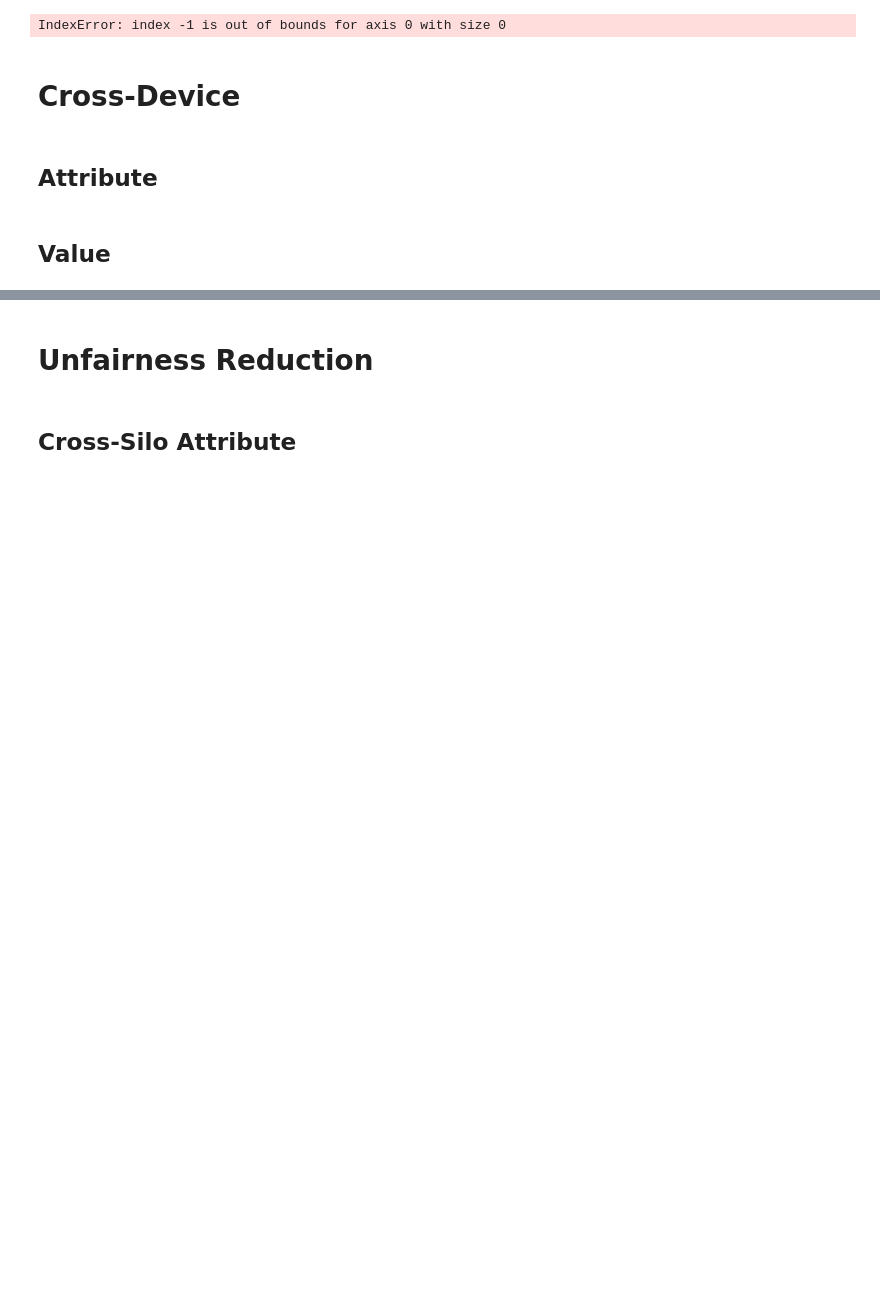
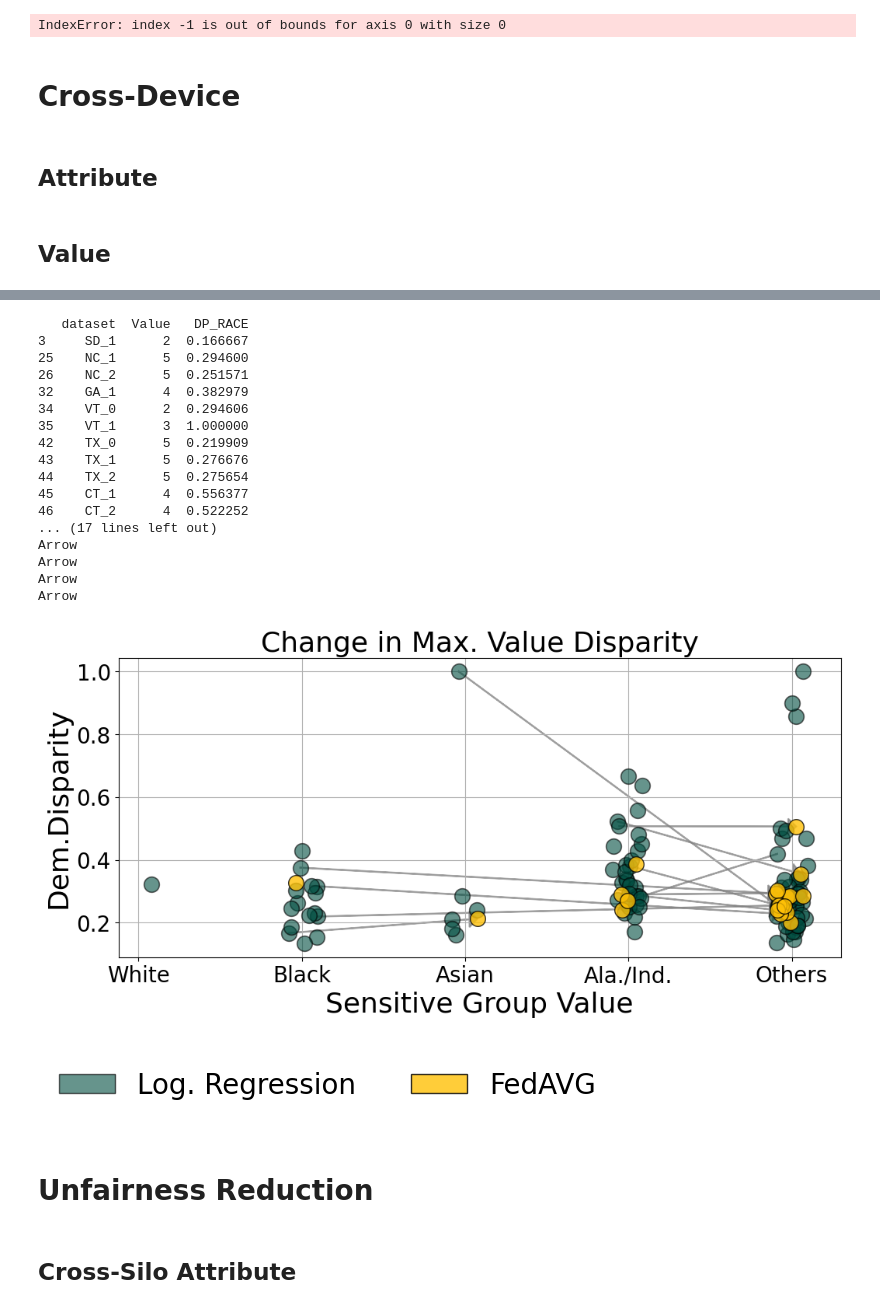
Before and after one commit to xheilmann/FeDa4Fair, a Jupyter notebook: evaluations/plots/plots.ipynb, the cells around one changed output, grey strips where cells are left out. Saved outputs shown, nothing was run; the diff lists cells and outputs as text; code cells hidden in the pictures; blank space fills up the shorter version.

```diff
--- a/evaluations/plots/plots.ipynb
+++ b/evaluations/plots/plots.ipynb
@@ -1934,25 +1979,46 @@ fig.savefig("./images/arrow_device_value_xgboost.pdf", bbox_inches="tight", dpi=
 # %%
 filtered = df_race_unfairness_logistic[df_race_unfairness_logistic["dataset"].isin(states)]
 print(filtered)
 values_1 = {row["dataset"]: row["Value"] for index, row in filtered.iterrows()}
 values_2 = {row["dataset"]: row["Value"] for index, row in results_df.iterrows()}
 counter = 0
 for key in values_1:
     if key in values_2 and values_1[key] != values_2[key]:
         counter += 1
 print(counter)
 df_race_unfairness_logistic["Value"] = [int(float(i)) for i in df_race_unfairness_logistic["Value"]]
 fig = visualize_value_change(
-    df1=filtered,
+    df1=df_race_unfairness_logistic,
     df2=results_df,
     title="Change in Max. Value Disparity",
     y_label="Dem.Disparity",
     font_size=26,
     ticks_font_size=20,
     initial_state="Log. Regression",
+    x_tick_names=x_ticks
 )
 
 fig.savefig("./images/arrow_device_value_lr.pdf", bbox_inches="tight", dpi=150)
+# %% [output]
+   dataset  Value   DP_RACE
+3     SD_1      2  0.166667
+25    NC_1      5  0.294600
+26    NC_2      5  0.251571
+32    GA_1      4  0.382979
+34    VT_0      2  0.294606
+35    VT_1      3  1.000000
+42    TX_0      5  0.219909
+43    TX_1      5  0.276676
+44    TX_2      5  0.275654
+45    CT_1      4  0.556377
+46    CT_2      4  0.522252
+... (17 lines left out)
+Arrow
+Arrow
+Arrow
+Arrow
+[figure, added]
+[figure, added]
 # %% [markdown]
 # Unfairness Reduction
 # %% [markdown]
```
Also changed, not shown: parts of 53 cells of this notebook, 2 other files.
